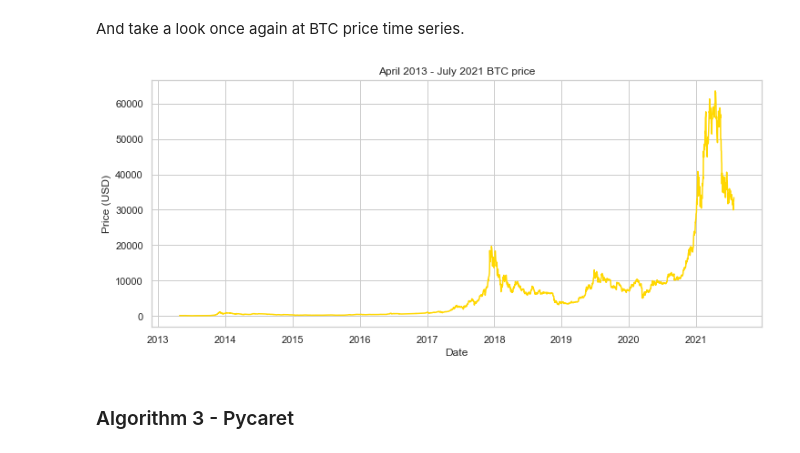
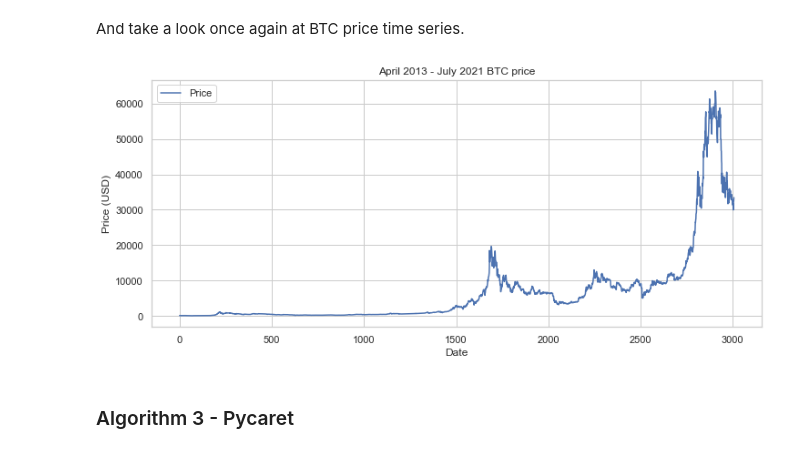
Before and after one commit to igorverevkin1992/Predicting-Bitcoin-Price, a Jupyter notebook: MOD/Modeling_2.ipynb, the cells around one changed output. Saved outputs shown, nothing was run; the diff lists cells and outputs as text; code cells hidden in the pictures.

```diff
--- a/MOD/Modeling_2.ipynb
+++ b/MOD/Modeling_2.ipynb
@@ -48,12 +48,14 @@ def mean_absolute_percentage_error(expected_array, predicted_array):
 # %% [markdown]
 First, let's import the data we saved in the previous step. We will use it for our analysis.
 # %%
-df = pd.read_pickle('../PTDD/df.pkl')
 train = np.load('../PTDD/train.npy')
 test = np.load('../PTDD/test.npy')
-btc = pd.read_pickle('../EDA/btc.pkl')
+btc = pd.read_pickle('../PTDD/btc.pkl')
 btc_val = np.load('../PTDD/btc_val.npy')
 btc_price = btc['Price']
+ARIMA_errors = pd.read_pickle('../PTDD/arima_errors.pkl')
+ES_errors = pd.read_pickle('../MOD/ES_errors.pkl')
+Prophet_errors = pd.read_pickle('../MOD/Prophet_errors.pkl')
 # %%
 print(f'Train set observations: {len(train)}')
 print(f'Test set observations: {len(test)}')
@@ -63,13 +65,13 @@ Test set observations: 30
 # %% [markdown]
 And take a look once again at BTC price time series.
 # %%
-sns.lineplot(data=btc, x='Date', y='Price', color='Gold')
+sns.lineplot(data=btc[['Date', 'Price']])
 plt.title(f'April 2013 - July 2021 BTC price')
 plt.xlabel('Date')
 plt.ylabel('Price (USD)')
 plt.show();
 # %% [output]
-[figure, old version]
+[figure, new version]
 # %% [markdown]
 ### Algorithm 3 - Pycaret
 # %% [markdown]
```
Also changed, not shown: parts of 15 cells of this notebook, 58 other files.
